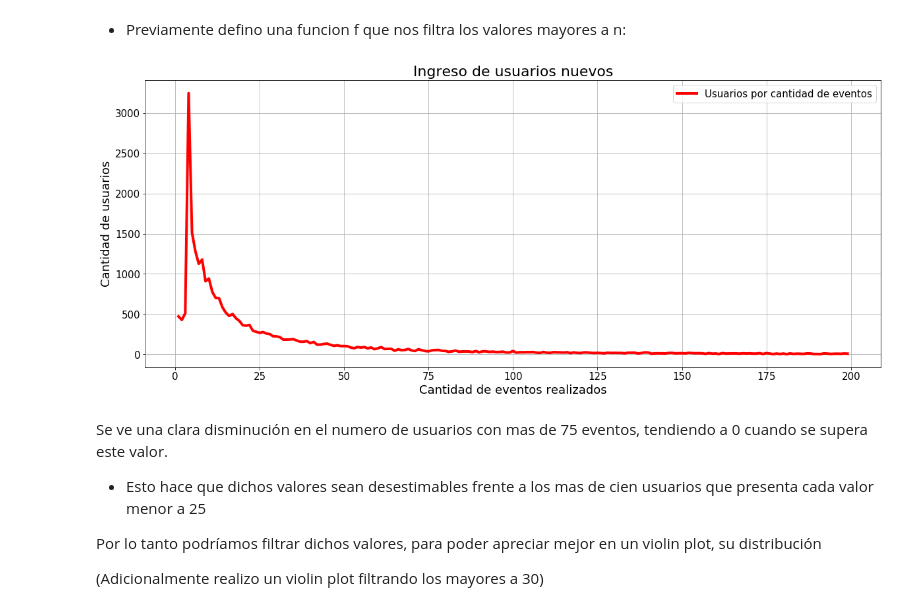
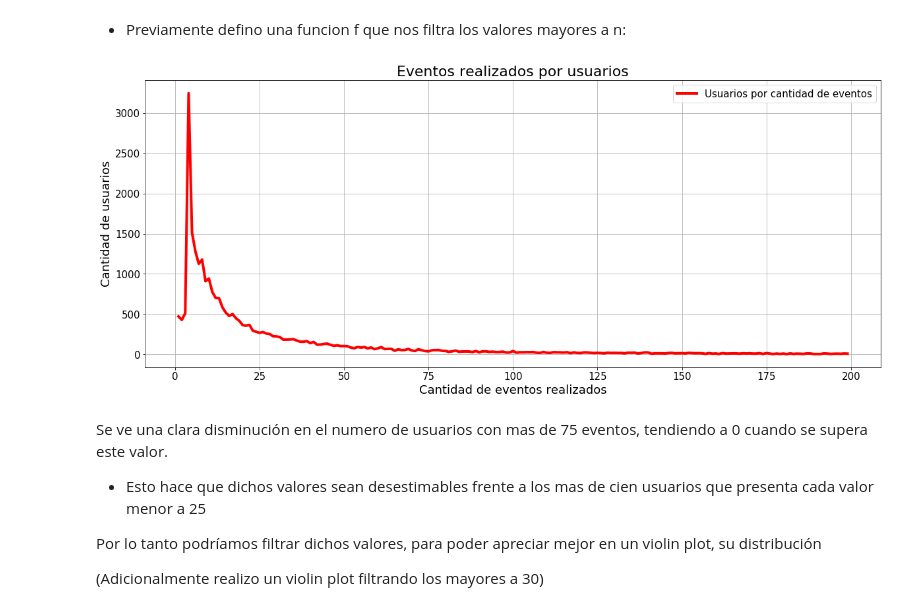
Before and after one commit to emabrea/7506-DATOS-TP1, a Jupyter notebook: Analisis Exploratorio.ipynb, the cells around one changed output. Saved outputs shown, nothing was run; the diff lists cells and outputs as text; code cells hidden in the pictures.

```diff
--- a/Analisis Exploratorio.ipynb
+++ b/Analisis Exploratorio.ipynb
@@ -342,16 +344,16 @@ f = (lambda n : eventos_por_persona[eventos_por_persona < n])
 # %%
 f(200).value_counts().sort_index()\
         .plot(color='r', figsize=(20,8) ,linewidth = 4,  label ='Usuarios por cantidad de eventos')
 
-plt.title("Ingreso de usuarios nuevos",fontsize='22')
+plt.title("Eventos realizados por usuarios",fontsize='22')
 plt.ylabel('Cantidad de usuarios',fontsize=18)
 plt.xlabel('Cantidad de eventos realizados',fontsize=18)
 plt.legend(prop={'size': 15})
 plt.xticks(size = 15)
 plt.yticks(size = 15)
 plt.grid()
 # %% [output]
-[figure, old version]
+[figure, new version]
 # %% [markdown]
 Se ve una clara disminución en el numero de usuarios con mas de 75 eventos, tendiendo a 0 cuando se supera este valor.
 
```
Also changed, not shown: parts of 30 cells of this notebook, 1 other file.
